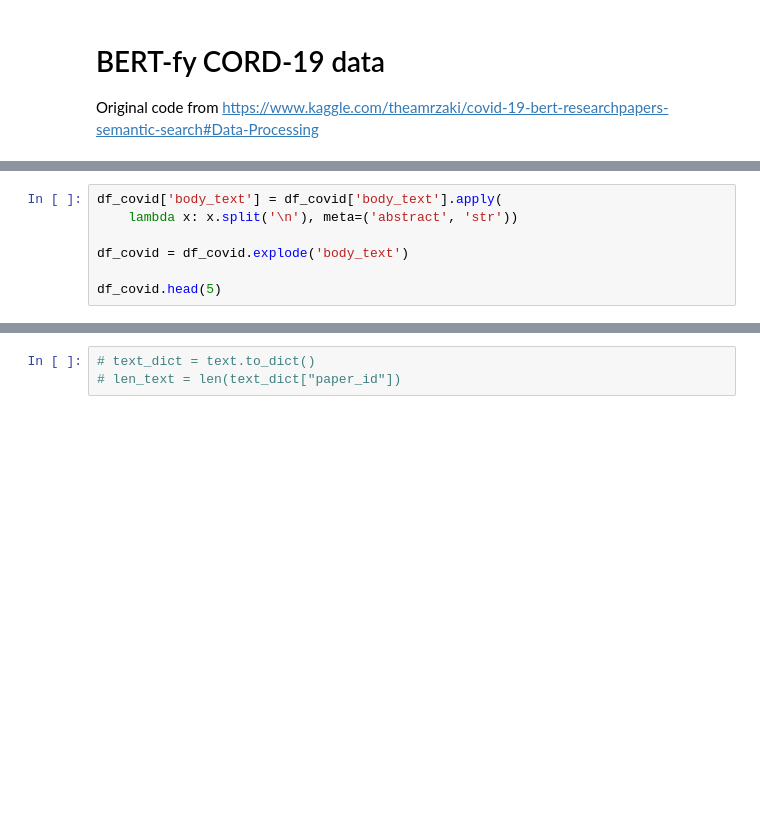
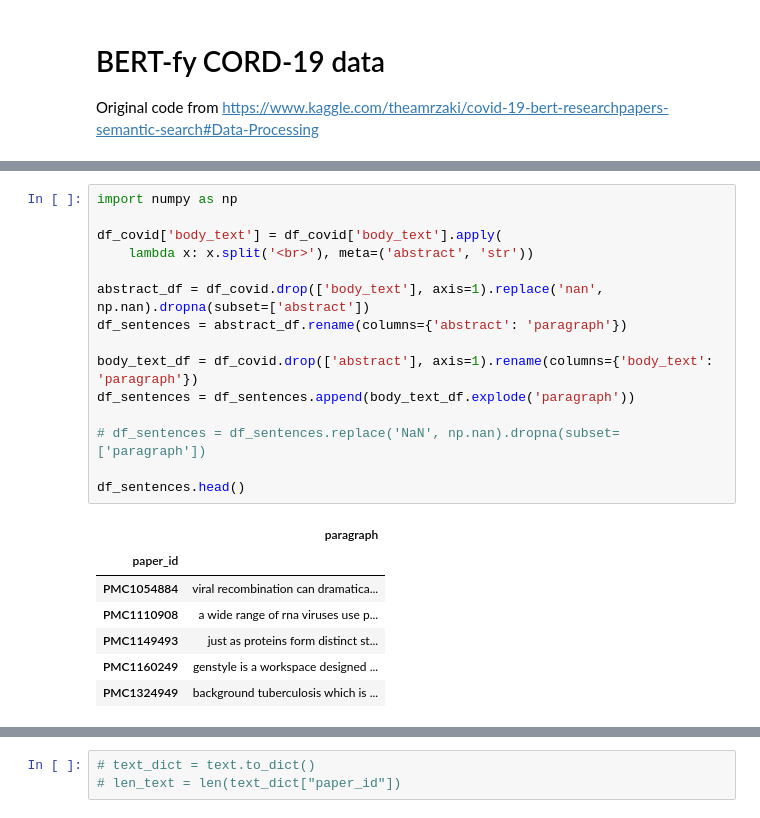
Before and after one commit to ShutDownMan/CovidMap, a Jupyter notebook: notebooks/BERT-fy.ipynb, the cells around one changed output, grey strips where cells are left out. Saved outputs shown, nothing was run; the diff lists cells and outputs as text; blank space fills up the shorter version.

```diff
--- a/notebooks/BERT-fy.ipynb
+++ b/notebooks/BERT-fy.ipynb
@@ -226,8 +267,24 @@ df_covid.head(5)
-# %%
-df_covid['body_text'] = df_covid['body_text'].apply(
-    lambda x: x.split('\n'), meta=('abstract', 'str'))
-
-df_covid = df_covid.explode('body_text')
-
-df_covid.head(5)
+# %%
+import numpy as np
+
+df_covid['body_text'] = df_covid['body_text'].apply(
+    lambda x: x.split('<br>'), meta=('abstract', 'str'))
+
+abstract_df = df_covid.drop(['body_text'], axis=1).replace('nan', np.nan).dropna(subset=['abstract'])
+df_sentences = abstract_df.rename(columns={'abstract': 'paragraph'})
+
+body_text_df = df_covid.drop(['abstract'], axis=1).rename(columns={'body_text': 'paragraph'})
+df_sentences = df_sentences.append(body_text_df.explode('paragraph'))
+
+# df_sentences = df_sentences.replace('NaN', np.nan).dropna(subset=['paragraph'])
+
+df_sentences.head()
+# %% [output]
+|  | paragraph |
+| paper_id |  |
+| PMC1054884 | viral recombination can dramatica... |
+| PMC1110908 | a wide range of rna viruses use p... |
+| PMC1149493 | just as proteins form distinct st... |
+| PMC1160249 | genstyle is a workspace designed ... |
+| PMC1324949 | background tuberculosis which is ... |
 # %%
```
Also changed, not shown: parts of 21 cells of this notebook, 1 other file.
